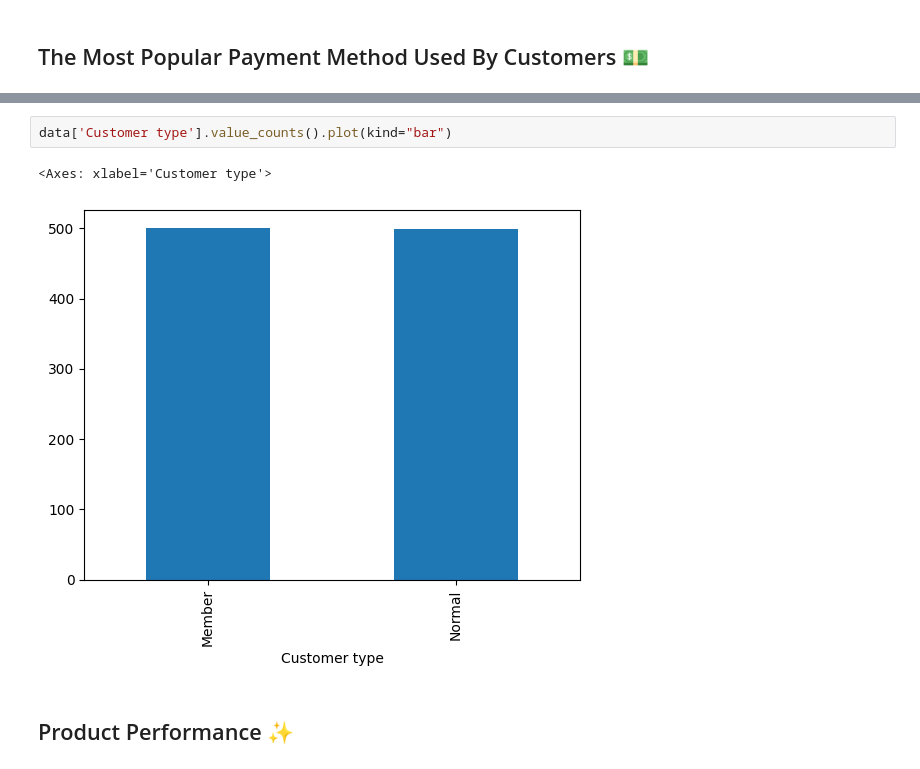
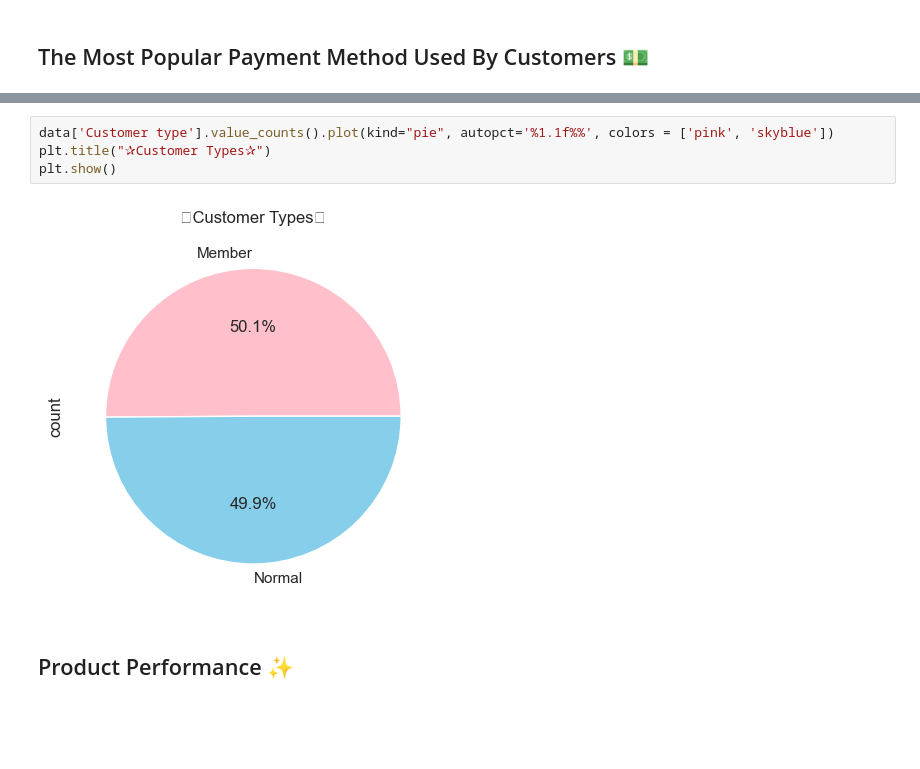
Before and after one commit to irisdev06/Super-Market-Data-Analysis, a Jupyter notebook: SuperMarketSalesAnalysis.ipynb, the cells around one changed output, grey strips where cells are left out. Saved outputs shown, nothing was run; the diff lists cells and outputs as text; blank space fills up the shorter version.

```diff
--- a/SuperMarketSalesAnalysis.ipynb
+++ b/SuperMarketSalesAnalysis.ipynb
@@ -195,7 +164,8 @@ data.groupby('Customer type').get_group('Normal')
 # %%
-data['Customer type'].value_counts().plot(kind="bar")
+data['Customer type'].value_counts().plot(kind="pie", autopct='%1.1f%%', colors = ['pink', 'skyblue'])
+plt.title("✰Customer Types✰")
+plt.show()
 # %% [output]
-<Axes: xlabel='Customer type'>
-[figure, old version]
+[figure, new version]
 # %% [markdown]
 ## Product Performance ✨
```
Also changed, not shown: parts of 9 cells of this notebook.
